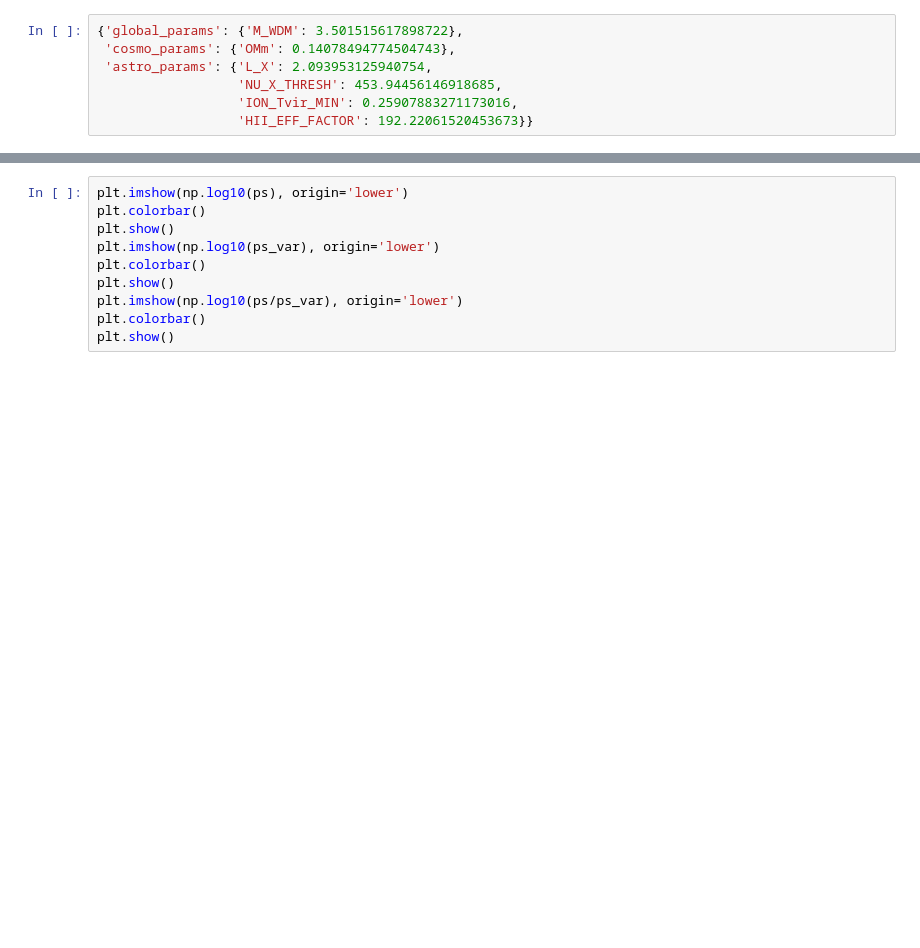
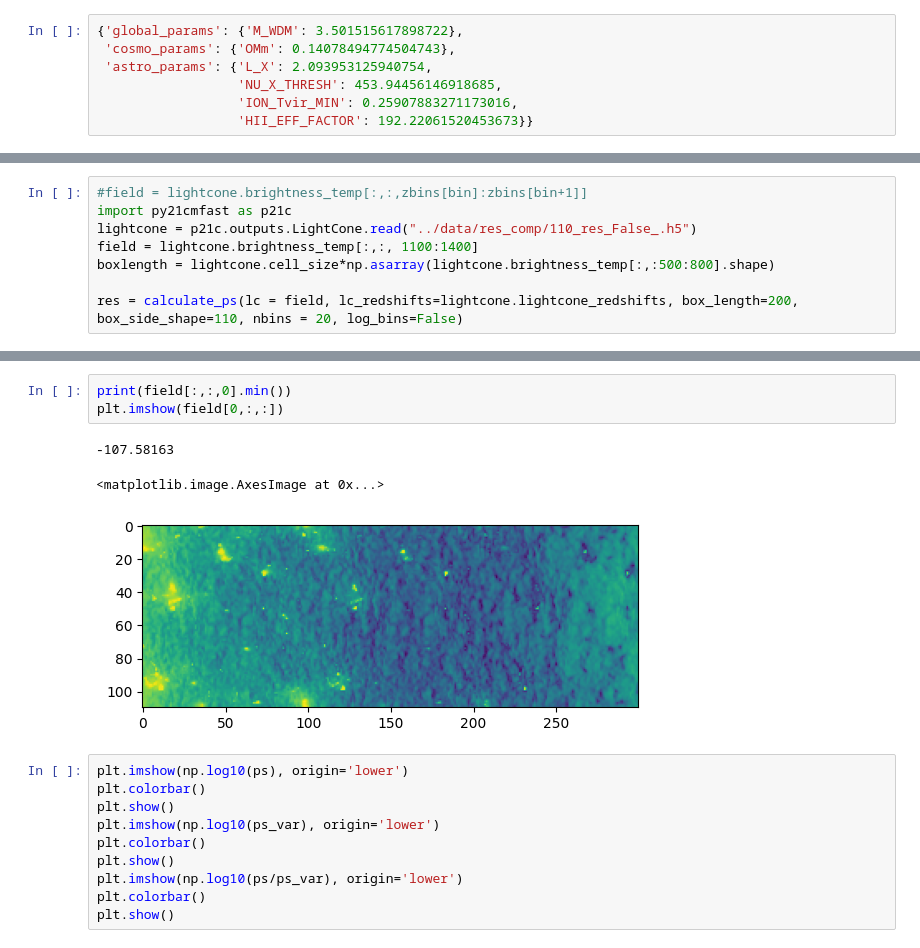
Before and after one commit to astro-ML/21cm-wrapper, a Jupyter notebook: test_mcmc.ipynb, the cells around one changed output, grey strips where cells are left out. Saved outputs shown, nothing was run; the diff lists cells and outputs as text; blank space fills up the shorter version.

```diff
--- a/test_mcmc.ipynb
+++ b/test_mcmc.ipynb
@@ -121,0 +147,8 @@ ps_var = np.sqrt(np.outer(var_perp, var_par))
+# %%
+#field = lightcone.brightness_temp[:,:,zbins[bin]:zbins[bin+1]]
+import py21cmfast as p21c
+lightcone = p21c.outputs.LightCone.read("../data/res_comp/110_res_False_.h5")
+field = lightcone.brightness_temp[:,:, 1100:1400]
+boxlength = lightcone.cell_size*np.asarray(lightcone.brightness_temp[:,:500:800].shape)
+
+res = calculate_ps(lc = field, lc_redshifts=lightcone.lightcone_redshifts, box_length=200, box_side_shape=110, nbins = 20, log_bins=False)
@@ -122,3 +545,10 @@ ps_var = np.sqrt(np.outer(var_perp, var_par))
+# %%
+print(field[:,:,0].min())
+plt.imshow(field[0,:,:])
+# %% [output]
+-107.58163
+<matplotlib.image.AxesImage at 0x...>
+[figure, added]
 # %%
 plt.imshow(np.log10(ps), origin='lower')
 plt.colorbar()
```
Also changed, not shown: parts of 6 cells of this notebook, 1 other file.
